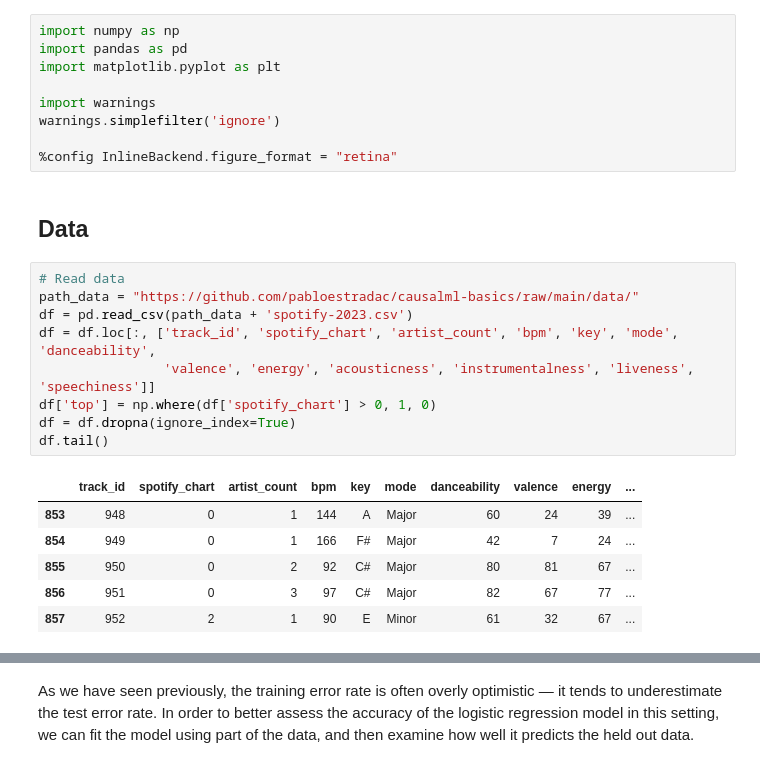
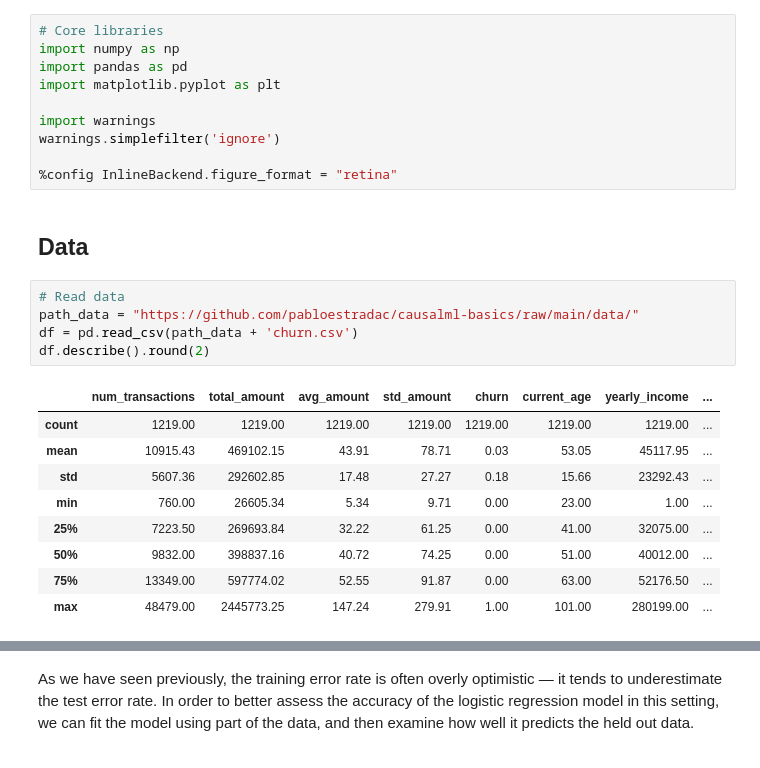
Before and after one commit to pabloestradac/causalml-basics, a Jupyter notebook: notebooks/Classification.ipynb, the cells around one changed output, grey strips where cells are left out. Saved outputs shown, nothing was run; the diff lists cells and outputs as text.

```diff
--- a/notebooks/Classification.ipynb
+++ b/notebooks/Classification.ipynb
@@ -23,4 +7,5 @@ The goal of this notebook is to predict whether a song will make it onto a Spoti
 # %%
+# Core libraries
 import numpy as np
 import pandas as pd
 import matplotlib.pyplot as plt
@@ -34,16 +19,15 @@ warnings.simplefilter('ignore')
 # %%
 # Read data
 path_data = "https://github.com/pabloestradac/causalml-basics/raw/main/data/"
-df = pd.read_csv(path_data + 'spotify-2023.csv')
-df = df.loc[:, ['track_id', 'spotify_chart', 'artist_count', 'bpm', 'key', 'mode', 'danceability',
-                'valence', 'energy', 'acousticness', 'instrumentalness', 'liveness', 'speechiness']]
-df['top'] = np.where(df['spotify_chart'] > 0, 1, 0)
-df = df.dropna(ignore_index=True)
-df.tail()
+df = pd.read_csv(path_data + 'churn.csv')
+df.describe().round(2)
 # %% [output]
-|  | track_id | spotify_chart | artist_count | bpm | key | mode | danceability | valence | energy | ... |
-| 853 | 948 | 0 | 1 | 144 | A | Major | 60 | 24 | 39 | ... |
-| 854 | 949 | 0 | 1 | 166 | F# | Major | 42 | 7 | 24 | ... |
-| 855 | 950 | 0 | 2 | 92 | C# | Major | 80 | 81 | 67 | ... |
-| 856 | 951 | 0 | 3 | 97 | C# | Major | 82 | 67 | 77 | ... |
-| 857 | 952 | 2 | 1 | 90 | E | Minor | 61 | 32 | 67 | ... |
+|  | num_transactions | total_amount | avg_amount | std_amount | churn | current_age | yearly_income | ... |
+| count | 1219.00 | 1219.00 | 1219.00 | 1219.00 | 1219.00 | 1219.00 | 1219.00 | ... |
+| mean | 10915.43 | 469102.15 | 43.91 | 78.71 | 0.03 | 53.05 | 45117.95 | ... |
+| std | 5607.36 | 292602.85 | 17.48 | 27.27 | 0.18 | 15.66 | 23292.43 | ... |
+| min | 760.00 | 26605.34 | 5.34 | 9.71 | 0.00 | 23.00 | 1.00 | ... |
+| 25% | 7223.50 | 269693.84 | 32.22 | 61.25 | 0.00 | 41.00 | 32075.00 | ... |
+| 50% | 9832.00 | 398837.16 | 40.72 | 74.25 | 0.00 | 51.00 | 40012.00 | ... |
+| 75% | 13349.00 | 597774.02 | 52.55 | 91.87 | 0.00 | 63.00 | 52176.50 | ... |
+| max | 48479.00 | 2445773.25 | 147.24 | 279.91 | 1.00 | 101.00 | 280199.00 | ... |
```
Also changed, not shown: parts of 28 cells of this notebook.
